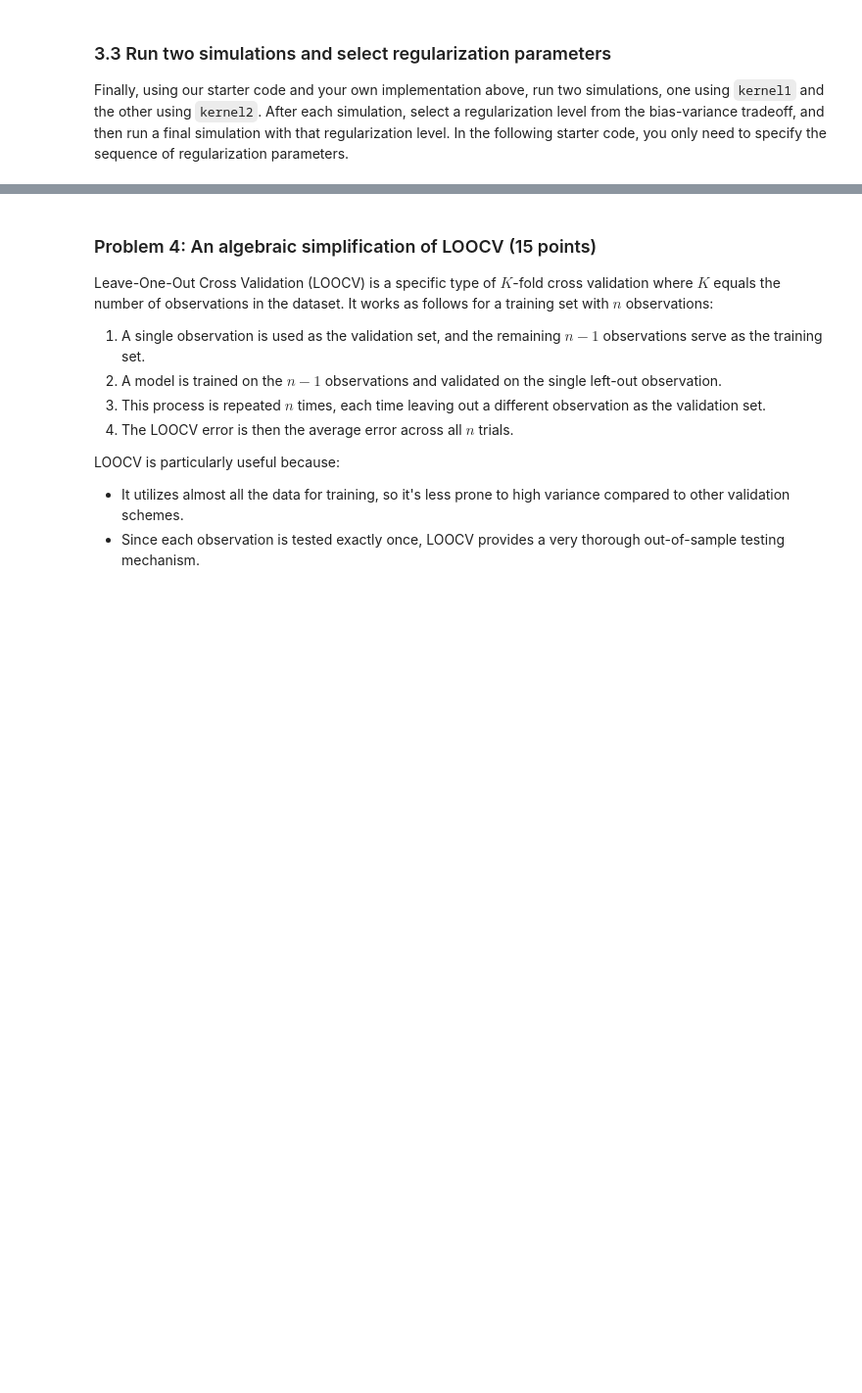
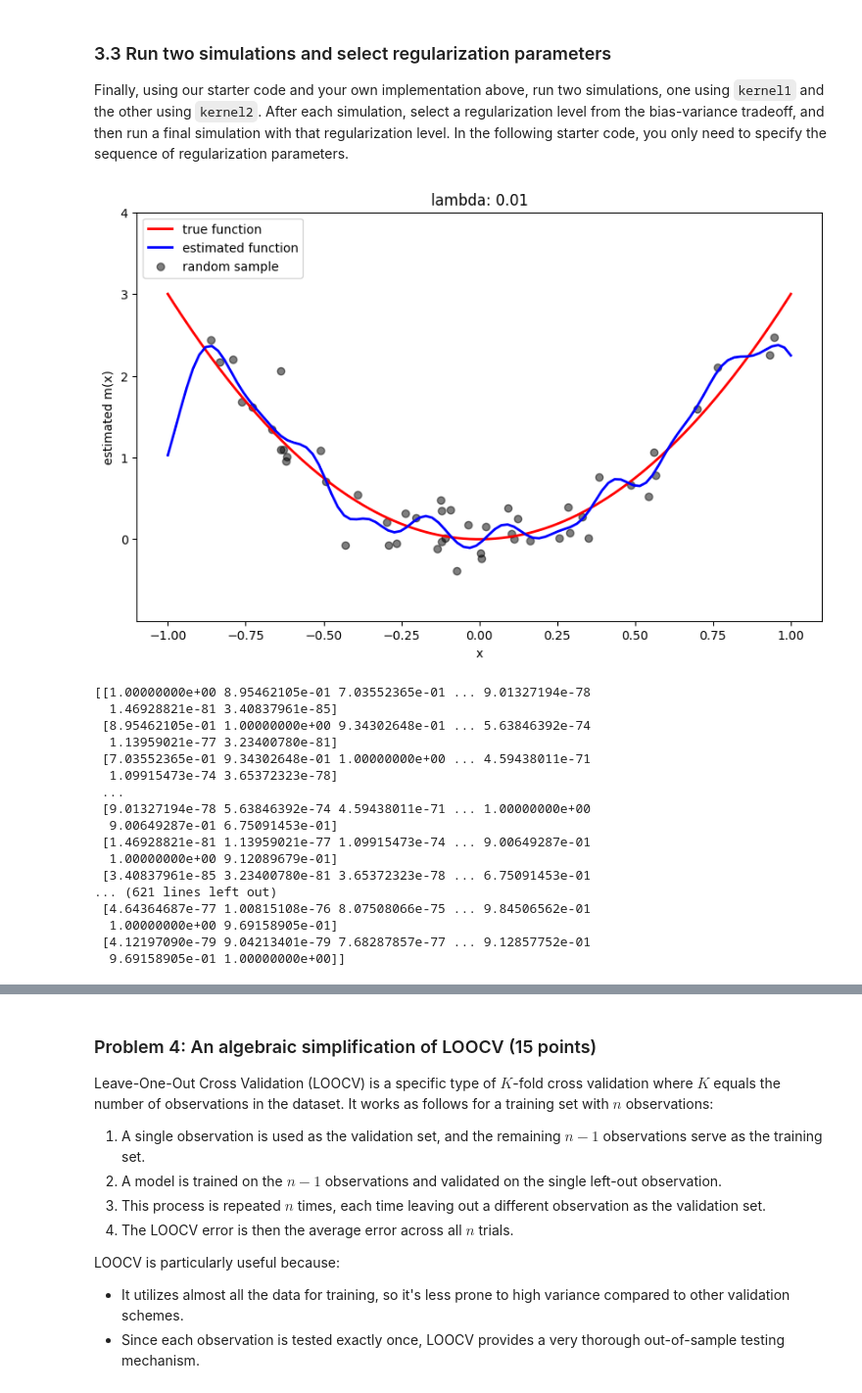
Before and after one commit to DevinAtYale/LabScheduler, a Jupyter notebook: assignments/assn1/assn1.ipynb, the cells around one changed output, grey strips where cells are left out. Shown at 98% size. Drawn from its saved outputs; the diff is of its cells as text; code cells hidden in the pictures; blank space fills up the shorter version.

```diff
--- a/assignments/assn1/assn1.ipynb
+++ b/assignments/assn1/assn1.ipynb
@@ -479,3 +539,18 @@ def kernel2(x,y):
+# %%
+# ---------- Example kernels ----------
+# Gaussian (RBF) kernel with fixed bandwidth h
+def make_gaussian_kernel(h):
+    # Returns a kernel(x,y) that supports broadcasting
+    h2 = float(h) ** 2
+    def kernel(x, y):
+        # x: shape (..., 1) or (...), y: shape (1, ...) or (...)
+        # result: pairwise kernel with broadcasted shapes
+        return np.exp(-((x - y) ** 2) / (2.0 * h2))
+    return kernel
+
+# You asked for two kernels; here are two Gaussian kernels with different bandwidths.
+kernel1 = make_gaussian_kernel(h=0.10)   # narrower (less smoothing, higher variance)
+kernel2 = make_gaussian_kernel(h=0.30)   # wider   (more smoothing, higher bias)
 # %% [markdown]
 ###  3.3 Run two simulations and select regularization parameters
 
@@ -483,5 +558,25 @@ Finally, using our starter code and your own implementation above, run two simul
 using `kernel1` and the other using `kernel2`. After each simulation, select a regularization level from the bias-variance tradeoff, and then run a final simulation with that regularization level. In the following
 starter code, you only need to specify the sequence of regularization parameters.
 # %%
-lmbdas = # define your sequence of lambdas
+lmbdas = np.linspace(1e-6, 0.01, 20) # Start from a small positive value and increase the range/number of lambdas
+# define your sequence of lambdas
 run_simulation(kernel1, lmbdas)
+# %% [output]
+[figure, added]
+[[1.00000000e+00 8.95462105e-01 7.03552365e-01 ... 9.01327194e-78
+  1.46928821e-81 3.40837961e-85]
+ [8.95462105e-01 1.00000000e+00 9.34302648e-01 ... 5.63846392e-74
+  1.13959021e-77 3.23400780e-81]
+ [7.03552365e-01 9.34302648e-01 1.00000000e+00 ... 4.59438011e-71
+  1.09915473e-74 3.65372323e-78]
+ ...
+ [9.01327194e-78 5.63846392e-74 4.59438011e-71 ... 1.00000000e+00
+  9.00649287e-01 6.75091453e-01]
+ [1.46928821e-81 1.13959021e-77 1.09915473e-74 ... 9.00649287e-01
+  1.00000000e+00 9.12089679e-01]
+ [3.40837961e-85 3.23400780e-81 3.65372323e-78 ... 6.75091453e-01
+... (621 lines left out)
+ [4.64364687e-77 1.00815108e-76 8.07508066e-75 ... 9.84506562e-01
+  1.00000000e+00 9.69158905e-01]
+ [4.12197090e-79 9.04213401e-79 7.68287857e-77 ... 9.12857752e-01
+  9.69158905e-01 1.00000000e+00]]
```
Also changed, not shown: parts of 5 cells of this notebook.
